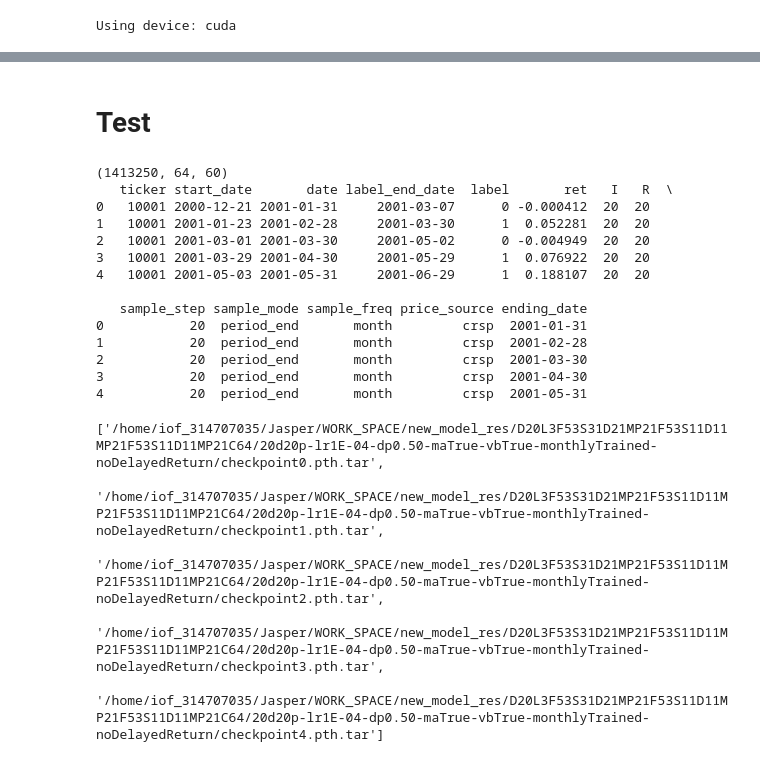
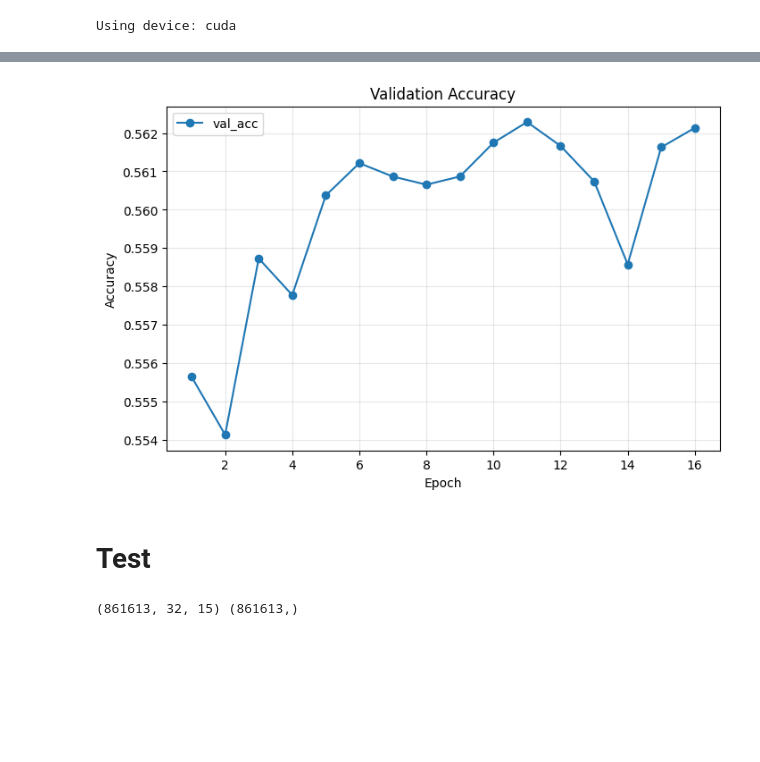
Before and after one commit to zhe1357/Reimage_price_trends, a Jupyter notebook: crsp_data.ipynb, the cells around one changed output, grey strips where cells are left out. Cells and saved outputs as stored; diff of their text form; code cells hidden in the pictures; blank space fills up the shorter version.

```diff
--- a/crsp_data.ipynb
+++ b/crsp_data.ipynb
@@ -189,51 +197,32 @@ KeyboardInterrupt:
+# %%
+plt.figure(figsize=(8, 5))
+plt.plot(result["epoch"], result["val_acc"], label="val_acc", marker="o")
+plt.xlabel("Epoch")
+plt.ylabel("Accuracy")
+plt.title("Validation Accuracy")
+plt.legend()
+plt.grid(True, alpha=0.3)
+plt.show()
+# %% [output]
+[figure, added]
 # %% [markdown]
 # Test
 # %%
 from pathlib import Path
 import numpy as np
 import pandas as pd
-import sys
+from sklearn.metrics import mean_squared_error, accuracy_score, log_loss
+import model
 
 root = Path("/home/iof_314707035/Jasper")
-sys.path.insert(0, str(root / "Reimage_price_trends"))
 
-import model
+# 1. 讀取 test data
+market = "US_1993_2020"
+dataset_dir = root / "Reimage_price_trends" / "data" / "training_data" / market / "I5R5S5_week"
+
+X_test = np.load(dataset_dir / "X_test.npy")
+y_test = np.load(dataset_dir / "y_test.npy")
+
+print(X_test.shape, y_test.shape)
+# %% [output]
+(861613, 32, 15) (861613,)
-# %%
-market = "US_1993_2020"
-dataset_dir = root / "Reimage_price_trends" / "data" / "training_data" / market / "I20R20S20_period_end_month"
-
-X_test = np.load(dataset_dir / "X_test.npy")
-meta_test = pd.read_csv(dataset_dir / "meta_test.csv")
-
-for c in ["start_date", "date", "label_end_date"]:
-    meta_test[c] = pd.to_datetime(meta_test[c])
-
-print(X_test.shape)
-print(meta_test.head())
-# %% [output]
-(1413250, 64, 60)
-   ticker start_date       date label_end_date  label       ret   I   R  \
-0   10001 2000-12-21 2001-01-31     2001-03-07      0 -0.000412  20  20
-1   10001 2001-01-23 2001-02-28     2001-03-30      1  0.052281  20  20
-2   10001 2001-03-01 2001-03-30     2001-05-02      0 -0.004949  20  20
-3   10001 2001-03-29 2001-04-30     2001-05-29      1  0.076922  20  20
-4   10001 2001-05-03 2001-05-31     2001-06-29      1  0.188107  20  20
-
-   sample_step sample_mode sample_freq price_source ending_date
-0           20  period_end       month         crsp  2001-01-31
-1           20  period_end       month         crsp  2001-02-28
-2           20  period_end       month         crsp  2001-03-30
-3           20  period_end       month         crsp  2001-04-30
-4           20  period_end       month         crsp  2001-05-31
-# %%
-ckpt_dir = root / "WORK_SPACE" / "new_model_res" / "D20L3F53S31D21MP21F53S11D11MP21F53S11D11MP21C64" / "20d20p-lr1E-04-dp0.50-maTrue-vbTrue-monthlyTrained-noDelayedReturn"
-
-checkpoint_paths = [str(ckpt_dir / f"checkpoint{i}.pth.tar") for i in range(5)]
-
-checkpoint_paths
-# %% [output]
-['/home/iof_314707035/Jasper/WORK_SPACE/new_model_res/D20L3F53S31D21MP21F53S11D11MP21F53S11D11MP21C64/20d20p-lr1E-04-dp0.50-maTrue-vbTrue-monthlyTrained-noDelayedReturn/checkpoint0.pth.tar',
- '/home/iof_314707035/Jasper/WORK_SPACE/new_model_res/D20L3F53S31D21MP21F53S11D11MP21F53S11D11MP21C64/20d20p-lr1E-04-dp0.50-maTrue-vbTrue-monthlyTrained-noDelayedReturn/checkpoint1.pth.tar',
- '/home/iof_314707035/Jasper/WORK_SPACE/new_model_res/D20L3F53S31D21MP21F53S11D11MP21F53S11D11MP21C64/20d20p-lr1E-04-dp0.50-maTrue-vbTrue-monthlyTrained-noDelayedReturn/checkpoint2.pth.tar',
- '/home/iof_314707035/Jasper/WORK_SPACE/new_model_res/D20L3F53S31D21MP21F53S11D11MP21F53S11D11MP21C64/20d20p-lr1E-04-dp0.50-maTrue-vbTrue-monthlyTrained-noDelayedReturn/checkpoint3.pth.tar',
- '/home/iof_314707035/Jasper/WORK_SPACE/new_model_res/D20L3F53S31D21MP21F53S11D11MP21F53S11D11MP21C64/20d20p-lr1E-04-dp0.50-maTrue-vbTrue-monthlyTrained-noDelayedReturn/checkpoint4.pth.tar']
```
Also changed, not shown: parts of 17 cells of this notebook, 21 other files.
